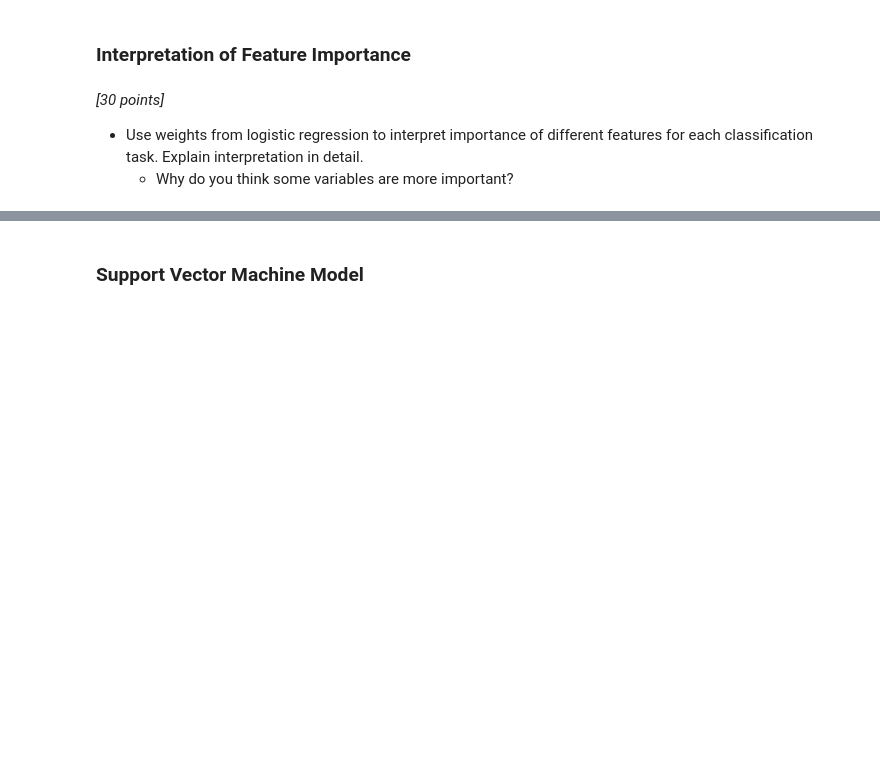
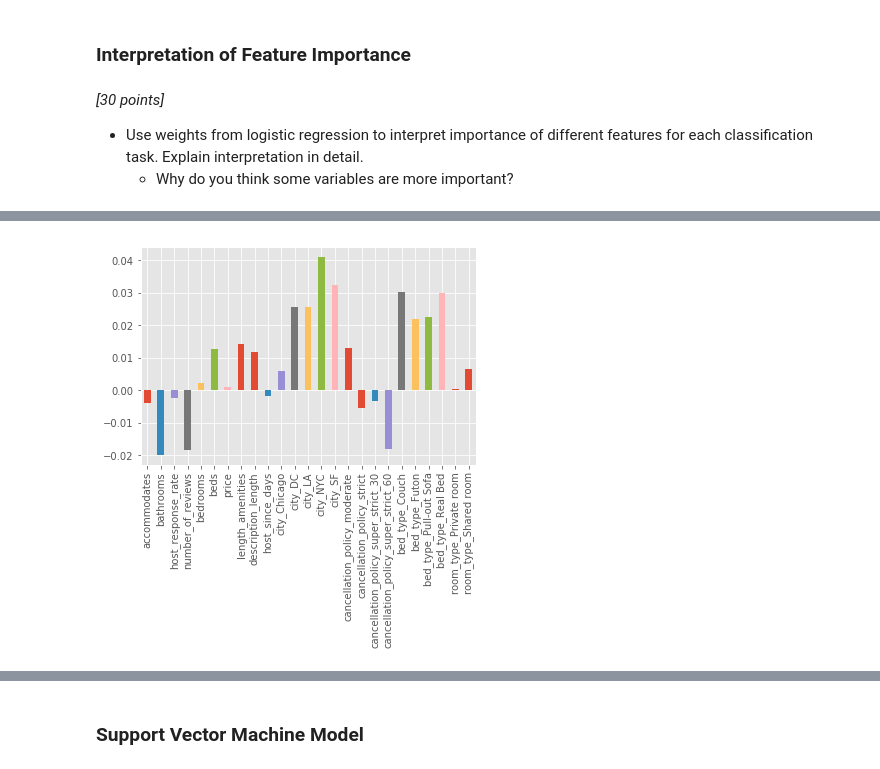
Before and after one commit to anguyen-07/DS7331-ML_Labs, a Jupyter notebook: MiniLab_LogisticRegression-SVMs/DS7331_MiniLab_LogisticRegression-SVMs_AirBnB.ipynb, the cells around one changed output, grey strips where cells are left out. Drawn from its saved outputs; the diff is of its cells as text; code cells hidden in the pictures; blank space fills up the shorter version.

```diff
--- a/MiniLab_LogisticRegression-SVMs/DS7331_MiniLab_LogisticRegression-SVMs_AirBnB.ipynb
+++ b/MiniLab_LogisticRegression-SVMs/DS7331_MiniLab_LogisticRegression-SVMs_AirBnB.ipynb
@@ -188,3 +200,17 @@ sns.heatmap(df_logistic[numerical_features])
 [figure]
 # %% [markdown]
 Collinearity does not appear to be a concern based on the numeric variables. However, it is worth noting that there are vast scaling differences. For example, host_since_days counts the number of days a listing existed until a given date, resulting in a mean in the thousands because many listings have been active for several years. In contrast, host_response_rate is a percentage. Standardizing these values to account for this may be useful, and is explored later on.
+# %%
+# Create dummy variables
+categorical_vars = ['parking', 'pool', 'kitchen', 'air_conditioning', 'TV', 'internet', 'instant_bookable',
+                   'host_identity_verified', 'host_has_profile_pic', 'city', 'cleaning_fee', 'cancellation_policy',
+                   'bed_type', 'room_type']
+dummy_df = pd.get_dummies(df_logistic[categorical_vars], drop_first=True)
+df_logistic_dummy = pd.concat([df_logistic, dummy_df], axis=1)
+
+# Delete non-dummy categorical variables
+for x in categorical_vars:
+    if x in df_logistic_dummy:
+        del df_logistic_dummy[x]
+
+df_logistic_dummy.info()
@@ -199,0 +288,8 @@ Collinearity does not appear to be a concern based on the numeric variables. How
+# %%
+std_scl = StandardScaler()
+lr_clf = LogisticRegression(penalty='l2', C=0.05, solver='liblinear')
+
+# create the pipline
+piped_object = Pipeline([('scale', std_scl),  # do this
+                         ('logit_model', lr_clf)]) # and then do this
+#Pipeline takes in a list of tuples, where each tuple is (object name, object)
@@ -205,0 +351,10 @@ Collinearity does not appear to be a concern based on the numeric variables. How
+# %%
+from matplotlib import pyplot as plt
+%matplotlib inline
+plt.style.use('ggplot')
+
+weights = pd.Series(lr_clf.coef_[0], df_logistic_dummy.columns)
+weights.plot(kind='bar')
+plt.show()
+# %% [output]
+[figure, added]
```
Also changed, not shown: parts of 21 cells of this notebook.
